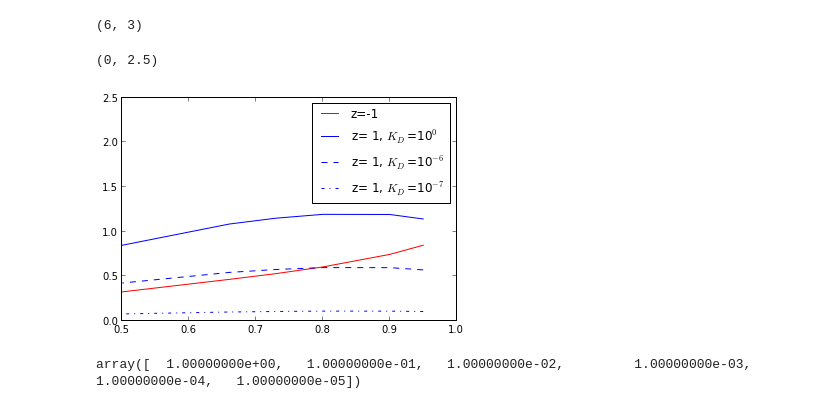
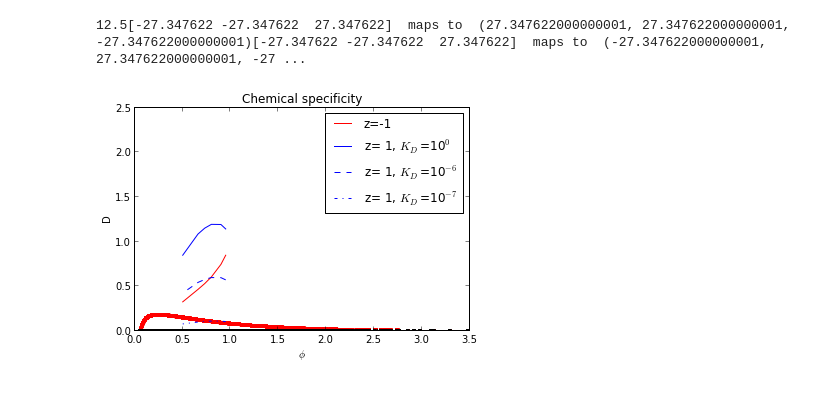
Before and after one commit to huskeypm/smolhomog, a Jupyter notebook: example/spheres/sphereDLVO.ipynb, the cells around one changed output. Cells and saved outputs as stored; diff of their text form; code cells hidden in the pictures.

```diff
--- a/example/spheres/sphereDLVO.ipynb
+++ b/example/spheres/sphereDLVO.ipynb
@@ -14,4 +6,0 @@ parms.A =0.2*kT_to_Jresults,phis = runner()
-# %%
-np.shape(results)
-# %% [output]
-(6, 3)
@@ -20,9 +6,0 @@ Dn=results[:,0]Dp=results[:,2]
-# %%
-plt.plot(phis,Dn,"r-",label="z=-1")exps=np.array([0,-6,-7])KDs = 10.**(exps )cols = ['b-','b--','b-.']for i,KD in enumerate(KDs):  # from Cheng, PLOS Comp Bio  Dp_KD =  Dp / (1 + B/KD)  plt.plot(phis,Dp_KD,cols[i],label="z= 1, $K_D$=10$^{%d}$"%exps[i])    plt.legend(loc=0)    plt.ylim([0,2.5])
-# %% [output]
-(0, 2.5)
-[figure, removed]
-# %%
-KDs
-# %% [output]
-array([  1.00000000e+00,   1.00000000e-01,   1.00000000e-02,         1.00000000e-03,   1.00000000e-04,   1.00000000e-05])
@@ -28,0 +9,5 @@ array([  1.00000000e+00,   1.00000000e-01,   1.00000000e-02,         1.00000000e
+# %%
+resultsChem,phisChem, KDsChem = chemSpecificity()
+# %% [output]
+12.5[-27.347622 -27.347622  27.347622]  maps to  (27.347622000000001, 27.347622000000001, -27.347622000000001)[-27.347622 -27.347622  27.347622]  maps to  (-27.347622000000001, 27.347622000000001, -27 ...
+[figure, added]
```
Also changed, not shown: parts of 6 cells of this notebook, 4 other files.
